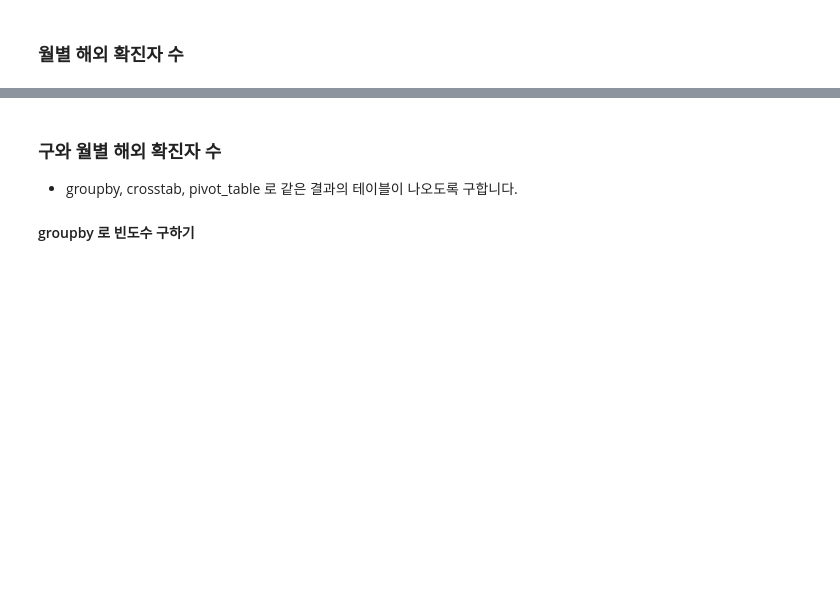
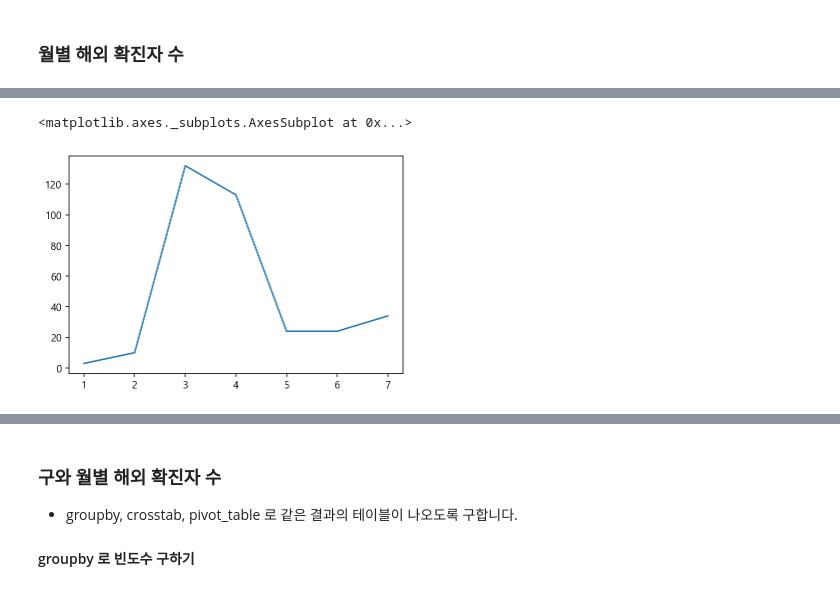
Before and after one commit to choi-il-won/Phython-choi, a Jupyter notebook: (서울 코로나 데이터 실습) 03-seoul-covid-19-02-eda-input.ipynb, the cells around one changed output, grey strips where cells are left out. Saved outputs shown, nothing was run; the diff lists cells and outputs as text; code cells hidden in the pictures; blank space fills up the shorter version.

```diff
--- a/(서울 코로나 데이터 실습) 03-seoul-covid-19-02-eda-input.ipynb
+++ b/(서울 코로나 데이터 실습) 03-seoul-covid-19-02-eda-input.ipynb
@@ -1675,0 +1781,6 @@ oversea_gu.sort_values().plot.barh(figsize= (8,10))
+# %%
+oversea_monthly_case = df_oversea['월'].value_counts()
+oversea_monthly_case.sort_index().plot()
+# %% [output]
+<matplotlib.axes._subplots.AxesSubplot at 0x...>
+[figure, added]
```
Also changed, not shown: parts of 29 cells of this notebook.
